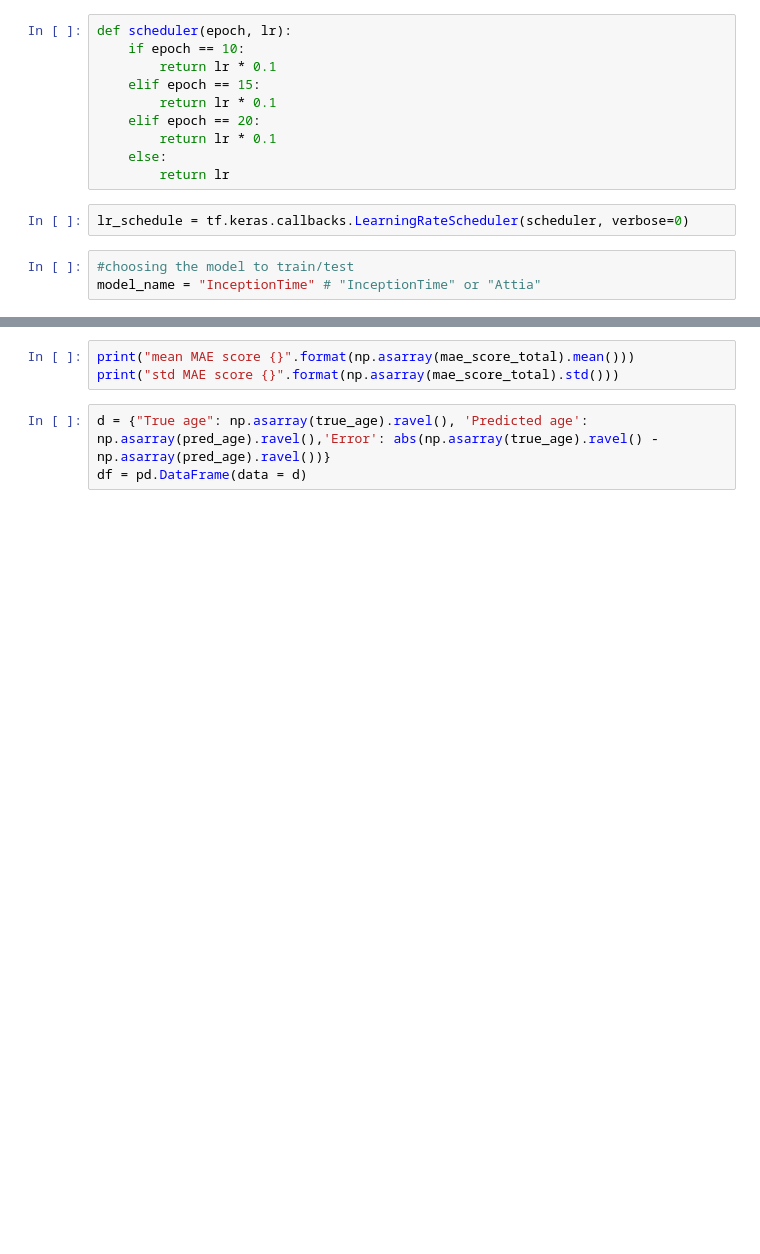
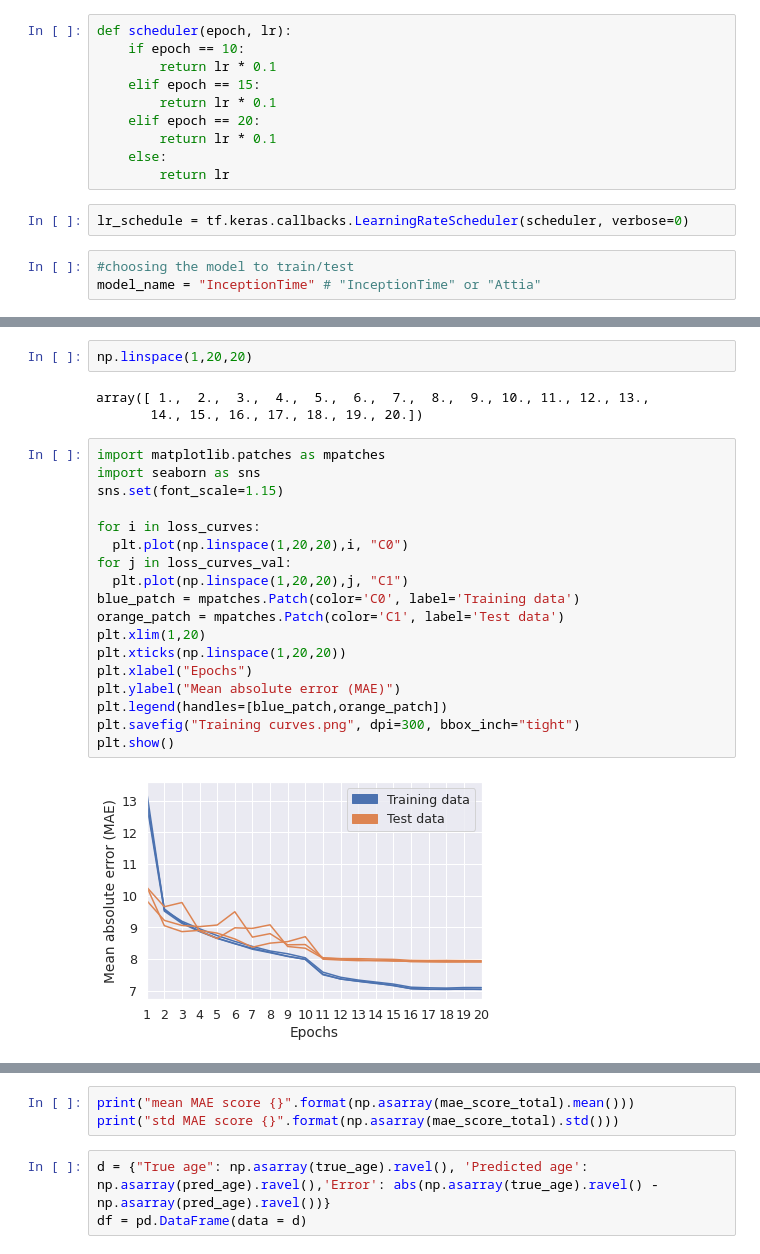
Before and after one commit to Bsingstad/ECG-age, a Jupyter notebook: notebooks/cross_validation.ipynb, the cells around one changed output, grey strips where cells are left out. Cells and saved outputs as stored; diff of their text form; blank space fills up the shorter version.

```diff
--- a/notebooks/cross_validation.ipynb
+++ b/notebooks/cross_validation.ipynb
@@ -250,0 +279,25 @@ KeyboardInterrupt: ignored
+# %%
+np.linspace(1,20,20)
+# %% [output]
+array([ 1.,  2.,  3.,  4.,  5.,  6.,  7.,  8.,  9., 10., 11., 12., 13.,
+       14., 15., 16., 17., 18., 19., 20.])
+# %%
+import matplotlib.patches as mpatches
+import seaborn as sns
+sns.set(font_scale=1.15)
+
+for i in loss_curves:
+  plt.plot(np.linspace(1,20,20),i, "C0")
+for j in loss_curves_val:
+  plt.plot(np.linspace(1,20,20),j, "C1")
+blue_patch = mpatches.Patch(color='C0', label='Training data')
+orange_patch = mpatches.Patch(color='C1', label='Test data')
+plt.xlim(1,20)
+plt.xticks(np.linspace(1,20,20))
+plt.xlabel("Epochs")
+plt.ylabel("Mean absolute error (MAE)")
+plt.legend(handles=[blue_patch,orange_patch])
+plt.savefig("Training curves.png", dpi=300, bbox_inch="tight")
+plt.show()
+# %% [output]
+[figure, added]
```
Also changed, not shown: parts of 7 cells of this notebook.
